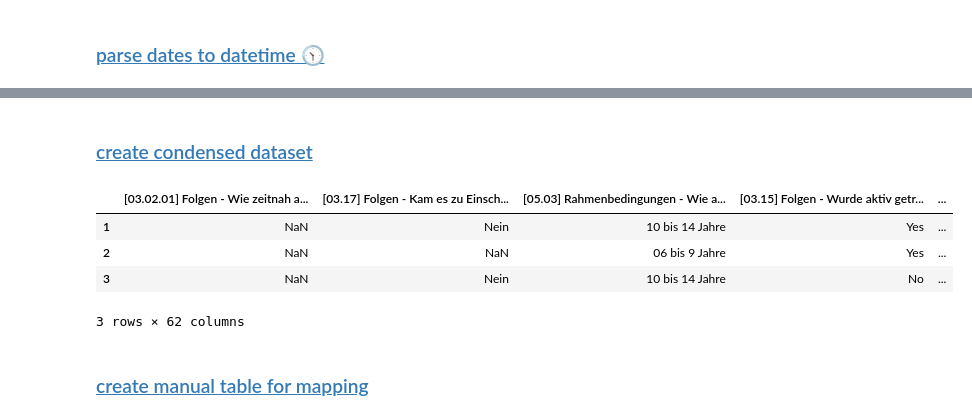
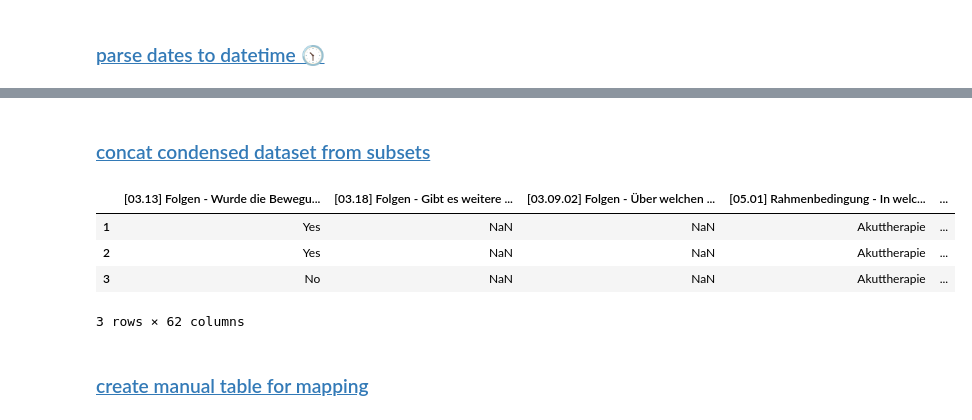
Before and after one commit to smeisegeier/sport-adverse-events, a Jupyter notebook: src/1_create.ipynb, the cells around one changed output, grey strips where cells are left out. Cells and saved outputs as stored; diff of their text form; code cells hidden in the pictures.

```diff
--- a/src/1_create.ipynb
+++ b/src/1_create.ipynb
@@ -74,5 +75,10 @@ REGEX_NONCODE = r"\].*"
 # %% [markdown]
 ### <a id='toc1_2_1_'></a>[option clean csv](#toc0_)
 # %%
-df_csv = pd.read_csv(file_csv, sep=",", encoding="utf-8-sig", dtype={"[01.01] Bewertung - CTCAE-Bewertung":str})
+df_csv = pd.read_csv(
+    file_csv,
+    sep=",",
+    encoding="utf-8-sig",
+    dtype={"[01.01] Bewertung - CTCAE-Bewertung": str},
+)
 # %% [markdown]
@@ -419,25 +447,31 @@ df_csv_multi[:3]
 # %% [markdown]
-### <a id='toc1_5_2_'></a>[create condensed dataset](#toc0_)
+### <a id='toc1_4_3_'></a>[concat condensed dataset from subsets](#toc0_)
 # %%
 import re
 
 # * save original columns as txt
 cols_all = sorted(cols_single + cols_multi + cols_misc)
-pd.DataFrame(cols_all).to_csv(dir_data_out/"df_csv_condensed_columns.txt", index=False, sep=";", header=False)
+
+if ENABLE_UPDATE:
+    pd.DataFrame(cols_all).to_csv(dir_data_out/"df_csv_condensed_columns.txt", index=False, sep=";", header=False)
 
 # * all columns
 df_csv_condensed = pd.concat(
     [
         df_csv[cols_misc],
         df_csv_single,
         df_csv_multi,
     ],
     axis=1,
 )
-df_csv_condensed[:3]
+display(df_csv_condensed[:3])
+
+# # ! prevent duplicate column names
+if df_csv_condensed.columns.duplicated().any():
+    raise ValueError("duplicated columns")
 # %% [output]
-|  | [03.02.01] Folgen - Wie zeitnah a... | [03.17] Folgen - Kam es zu Einsch... | [05.03] Rahmenbedingungen - Wie a... | [03.15] Folgen - Wurde aktiv getr... | ... |
-| 1 | NaN | Nein | 10 bis 14 Jahre | Yes | ... |
-| 2 | NaN | NaN | 06 bis 9 Jahre | Yes | ... |
-| 3 | NaN | Nein | 10 bis 14 Jahre | No | ... |
+|  | [03.13] Folgen - Wurde die Bewegu... | [03.18] Folgen - Gibt es weitere ... | [03.09.02] Folgen - Über welchen ... | [05.01] Rahmenbedingung - In welc... | ... |
+| 1 | Yes | NaN | NaN | Akuttherapie | ... |
+| 2 | Yes | NaN | NaN | Akuttherapie | ... |
+| 3 | No | NaN | NaN | Akuttherapie | ... |
 3 rows × 62 columns
@@ -447,2 +478,2 @@ if df_csv_condensed.columns.duplicated().any():
 # %% [markdown]
-### <a id='toc1_5_3_'></a>[create manual table for mapping](#toc0_)
+### <a id='toc1_4_4_'></a>[create manual table for mapping](#toc0_)
```
Also changed, not shown: parts of 30 cells of this notebook, 8 other files.
